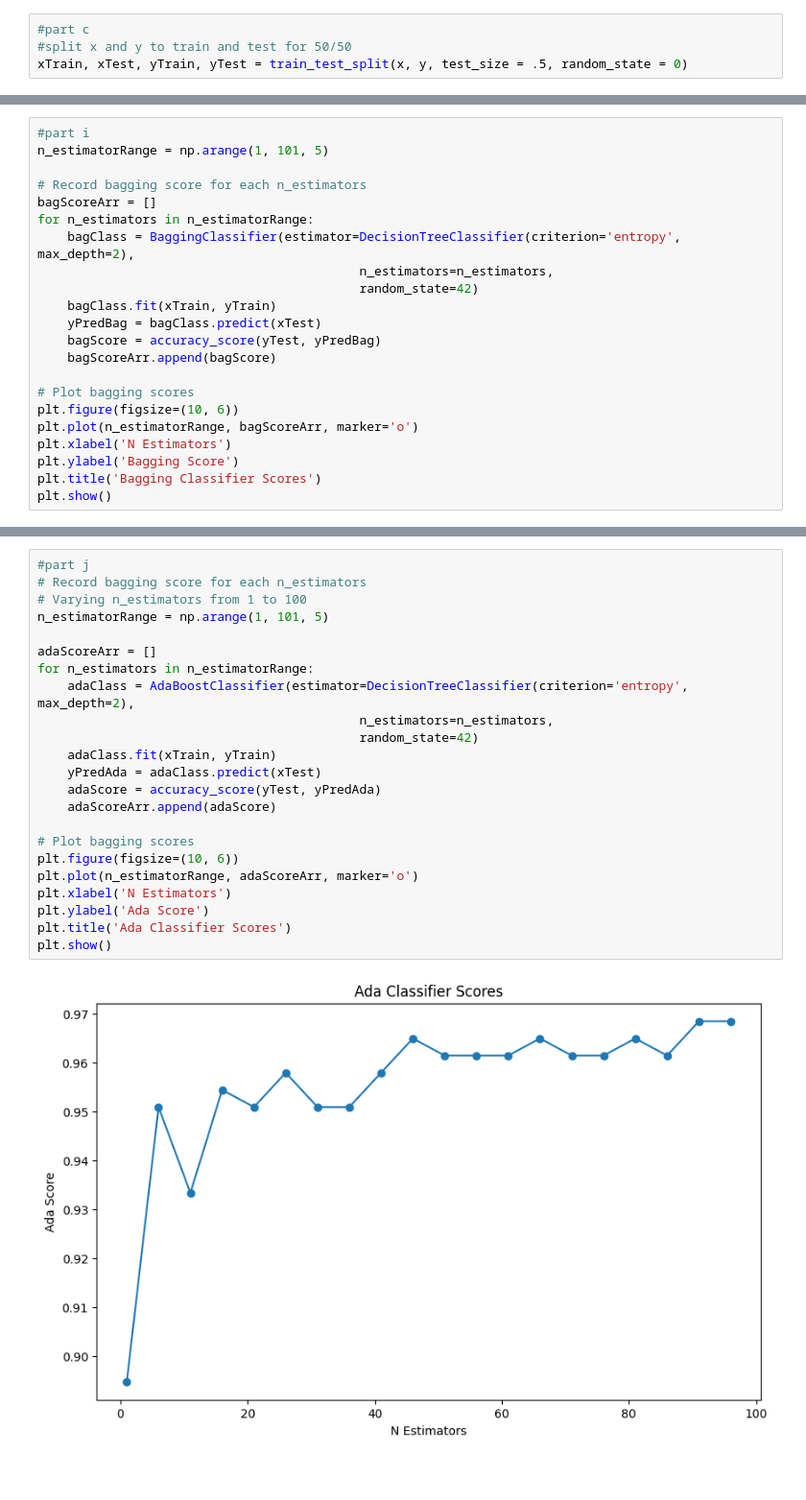
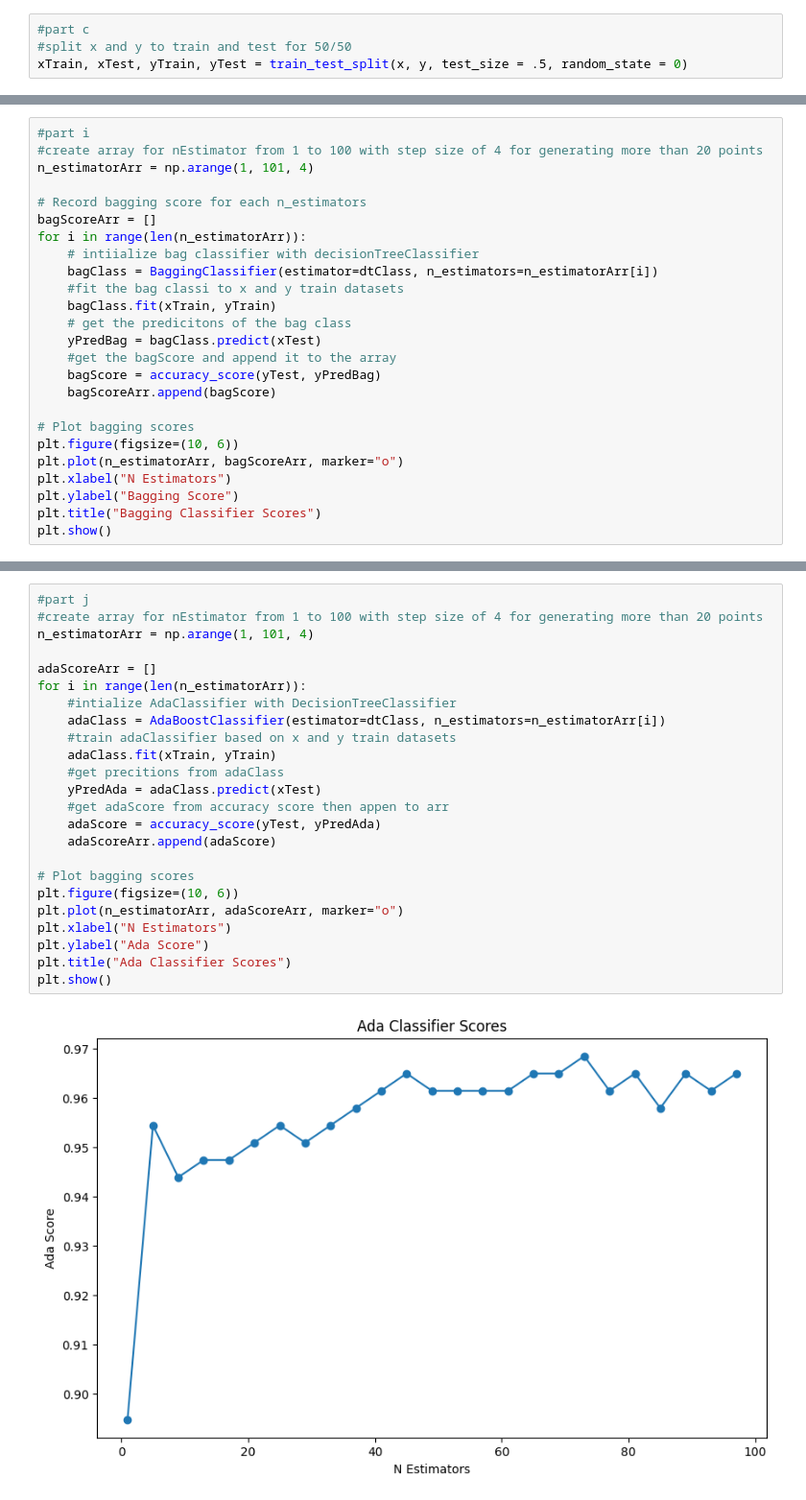
Before and after one commit to JheneJin/CECS451Ass6, a Jupyter notebook: assn6.ipynb, the cells around one changed output, grey strips where cells are left out. Shown at 96% size. Cells and saved outputs as stored; diff of their text form; blank space fills up the shorter version.

```diff
--- a/assn6.ipynb
+++ b/assn6.ipynb
@@ -61,24 +62,27 @@ plot_tree(dtClass, feature_names = data.feature_names, class_names = data.target
 [figure]
 # %%
 #part i
-n_estimatorRange = np.arange(1, 101, 5)
+#create array for nEstimator from 1 to 100 with step size of 4 for generating more than 20 points
+n_estimatorArr = np.arange(1, 101, 4)
 
 # Record bagging score for each n_estimators
 bagScoreArr = []
-for n_estimators in n_estimatorRange:
-    bagClass = BaggingClassifier(estimator=DecisionTreeClassifier(criterion='entropy', max_depth=2),
-                                           n_estimators=n_estimators,
-                                           random_state=42)
+for i in range(len(n_estimatorArr)):
+    # intiialize bag classifier with decisionTreeClassifier
+    bagClass = BaggingClassifier(estimator=dtClass, n_estimators=n_estimatorArr[i])
+    #fit the bag classi to x and y train datasets
     bagClass.fit(xTrain, yTrain)
+    # get the predicitons of the bag class
     yPredBag = bagClass.predict(xTest)
+    #get the bagScore and append it to the array
     bagScore = accuracy_score(yTest, yPredBag)
     bagScoreArr.append(bagScore)
 
 # Plot bagging scores
 plt.figure(figsize=(10, 6))
-plt.plot(n_estimatorRange, bagScoreArr, marker='o')
-plt.xlabel('N Estimators')
-plt.ylabel('Bagging Score')
-plt.title('Bagging Classifier Scores')
+plt.plot(n_estimatorArr, bagScoreArr, marker="o")
+plt.xlabel("N Estimators")
+plt.ylabel("Bagging Score")
+plt.title("Bagging Classifier Scores")
 plt.show()
 # %% [output]
@@ -86,27 +90,28 @@ plt.show()
 # %%
 #part j
-# Record bagging score for each n_estimators
-# Varying n_estimators from 1 to 100
-n_estimatorRange = np.arange(1, 101, 5)
+#create array for nEstimator from 1 to 100 with step size of 4 for generating more than 20 points
+n_estimatorArr = np.arange(1, 101, 4)
 
 adaScoreArr = []
-for n_estimators in n_estimatorRange:
-    adaClass = AdaBoostClassifier(estimator=DecisionTreeClassifier(criterion='entropy', max_depth=2),
-                                           n_estimators=n_estimators,
-                                           random_state=42)
+for i in range(len(n_estimatorArr)):
+    #intialize AdaClassifier with DecisionTreeClassifier
+    adaClass = AdaBoostClassifier(estimator=dtClass, n_estimators=n_estimatorArr[i])
+    #train adaClassifier based on x and y train datasets
     adaClass.fit(xTrain, yTrain)
+    #get precitions from adaClass
     yPredAda = adaClass.predict(xTest)
+    #get adaScore from accuracy score then appen to arr
     adaScore = accuracy_score(yTest, yPredAda)
     adaScoreArr.append(adaScore)
 
 # Plot bagging scores
 plt.figure(figsize=(10, 6))
-plt.plot(n_estimatorRange, adaScoreArr, marker='o')
-plt.xlabel('N Estimators')
-plt.ylabel('Ada Score')
-plt.title('Ada Classifier Scores')
+plt.plot(n_estimatorArr, adaScoreArr, marker="o")
+plt.xlabel("N Estimators")
+plt.ylabel("Ada Score")
+plt.title("Ada Classifier Scores")
 plt.show()
 # %% [output]
-[figure, old version]
+[figure, new version]
 # %%
 #part k
```
Also changed, not shown: parts of 5 cells of this notebook.
